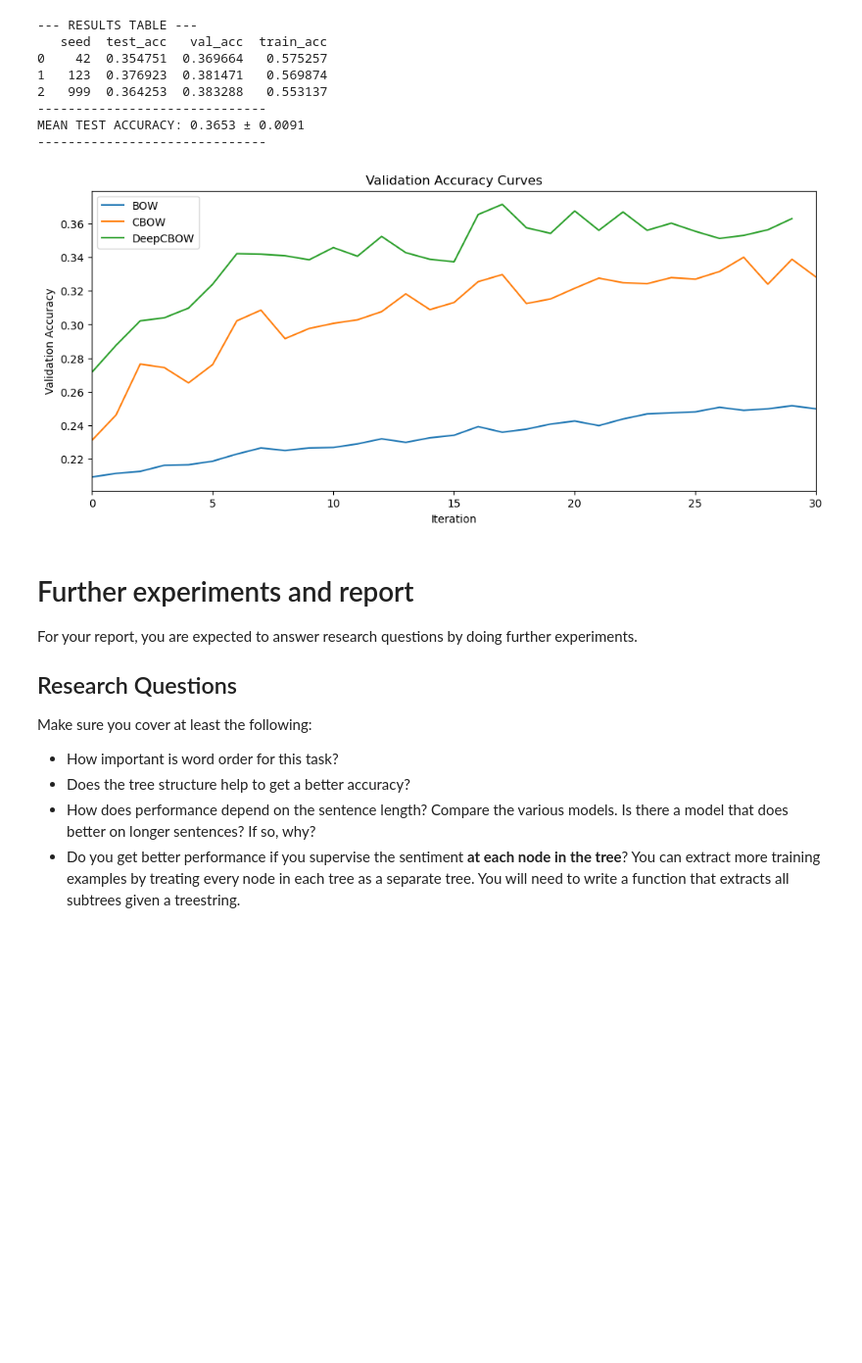
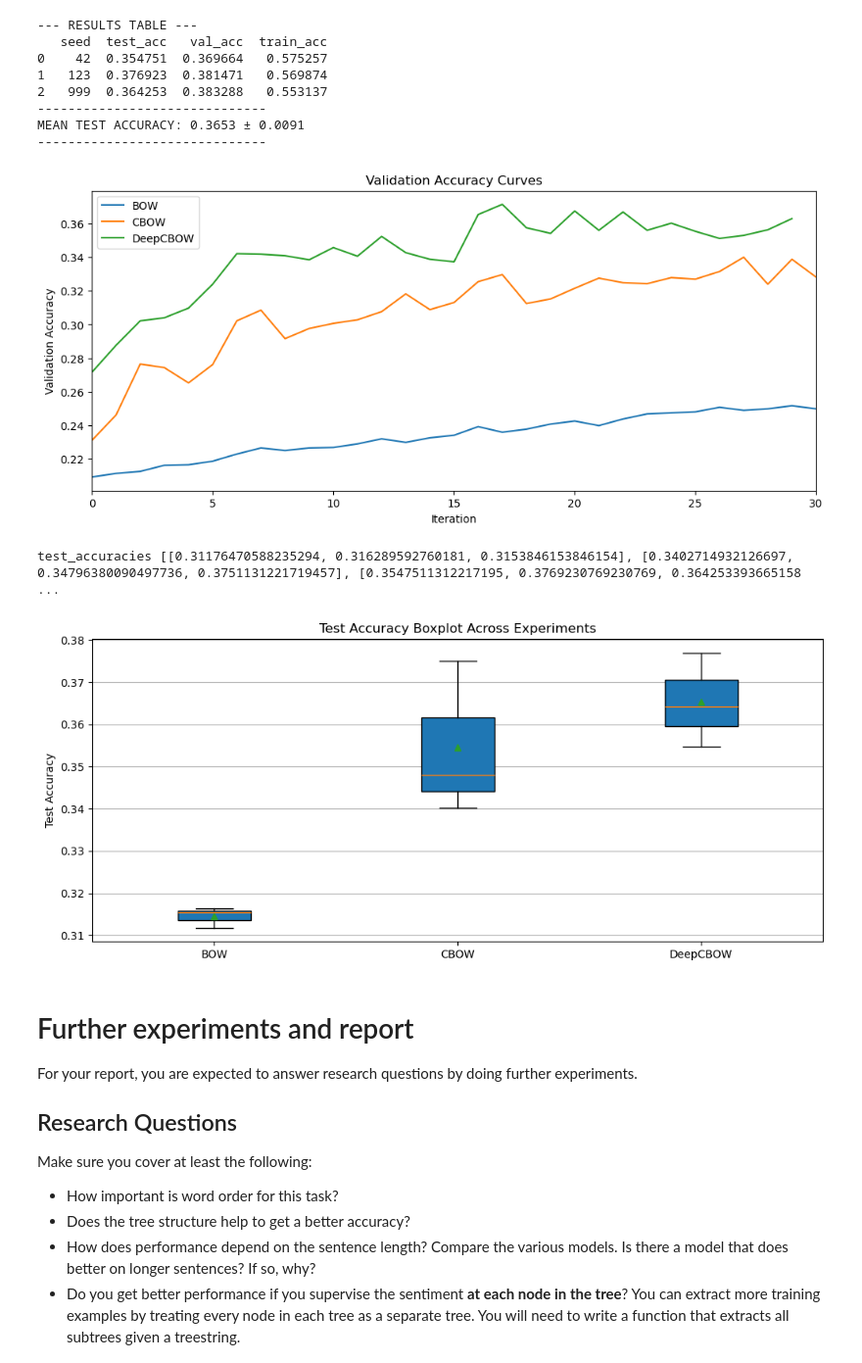
Before and after one commit to NiccoloCase/uva-nlp-1-assignments, a Jupyter notebook: assignment2/NLP1_2025_Practical_2.ipynb, the cells around one changed output. Shown at 98% size. Drawn from its saved outputs; the diff is of its cells as text; code cells hidden in the pictures; blank space fills up the shorter version.

Commit message:
Refactor NLP practical notebook to include a new function for plotting test accuracy boxplots from experiments, update execution counts, and adjust plotting calls for clarity.

```diff
--- a/assignment2/NLP1_2025_Practical_2.ipynb
+++ b/assignment2/NLP1_2025_Practical_2.ipynb
@@ -2639,6 +2639,32 @@ def plot_validation_accuracy_results_from_experiments(experiments: list, max_ite
 
     plt.legend()
     plt.show()
+
+
+
+def plot_test_accuracy_boxplot_from_experiments(experiments: list[Experiment]):
+    """
+    Plot a boxplot of the test accuracy of a list of experiments
+    """
+    import matplotlib.pyplot as plt
+
+
+    test_accuracies = []
+    experiment_names = []
+
+    for experiment in experiments:
+        experiment_names.append(getattr(experiment, "experiment_name", f"Experiment {len(experiment_names)+1}"))
+        test_accs = [getattr(res, "test_acc", None) for res in experiment.results]
+
+        test_accs = [acc for acc in test_accs if acc is not None]
+        test_accuracies.append(test_accs)
+
+    plt.figure(figsize=(12, 5))
+    plt.boxplot(test_accuracies, labels=experiment_names, patch_artist=True, showmeans=True)
+    plt.ylabel("Test Accuracy")
+    plt.title("Test Accuracy Boxplot Across Experiments")
+    plt.grid(True, axis='y')
+    plt.show()
 # %% [markdown]
 ## Experiments with multiple runs:
 We run the same experiment with different seeds to get a better estimate of the performance.
@@ -2769,8 +2795,11 @@ MEAN TEST ACCURACY: 0.3653 ± 0.0091
 ------------------------------
 # %%
 plot_validation_accuracy_results_from_experiments([bow_experiment, cbow_experiment, deep_cbow_experiment], max_iterations=30)
+plot_test_accuracy_boxplot_from_experiments([bow_experiment, cbow_experiment, deep_cbow_experiment])
 # %% [output]
 [figure]
+test_accuracies [[0.31176470588235294, 0.316289592760181, 0.3153846153846154], [0.3402714932126697, 0.34796380090497736, 0.3751131221719457], [0.3547511312217195, 0.3769230769230769, 0.364253393665158 ...
+[figure, added]
 # %% [markdown]
 # Further experiments and report
 
```
